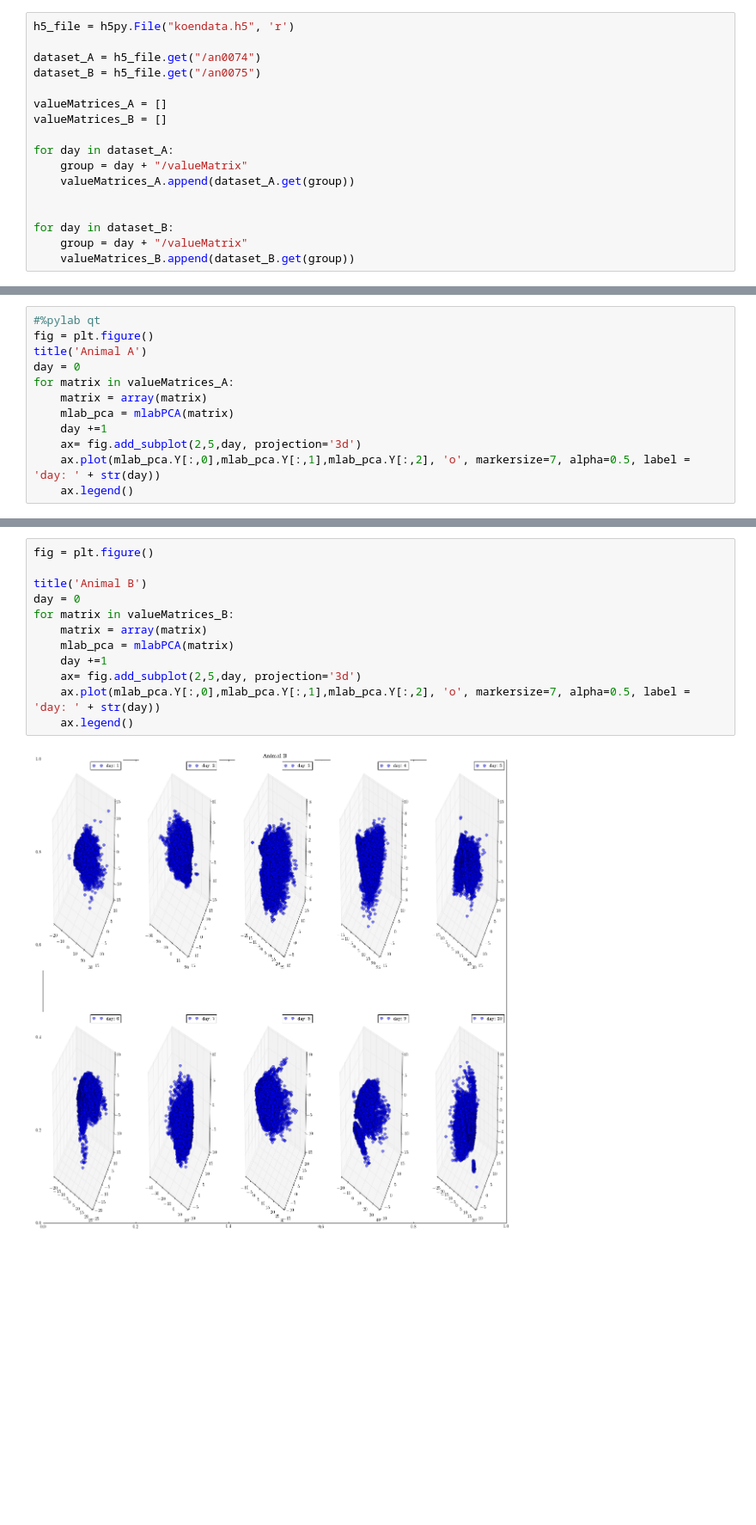
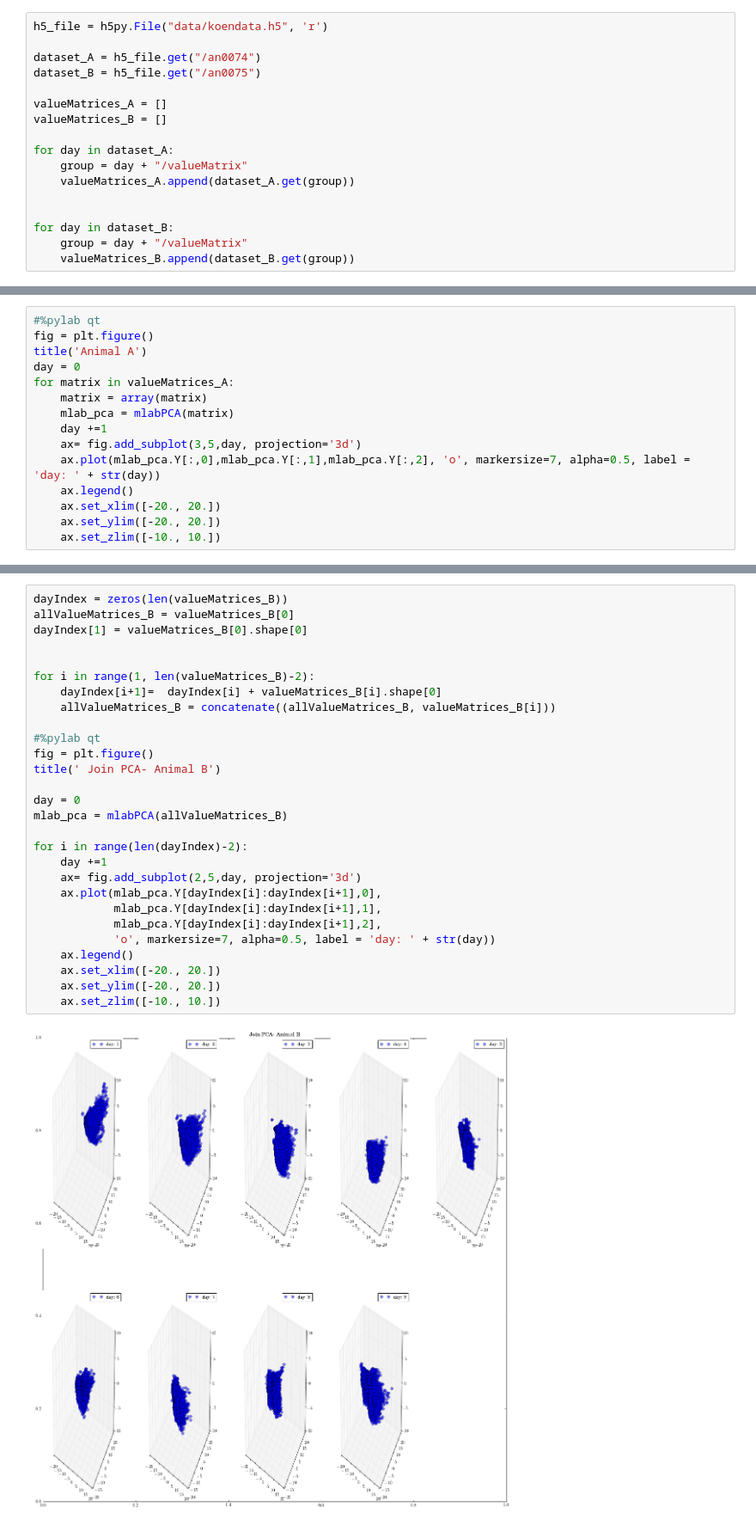
Before and after one commit to CINPLA/bigdata, a Jupyter notebook: pcaKoen.ipynb, the cells around one changed output, grey strips where cells are left out. Shown at 86% size. Cells and saved outputs as stored; diff of their text form; blank space fills up the shorter version.

```diff
--- a/pcaKoen.ipynb
+++ b/pcaKoen.ipynb
@@ -24,5 +20,5 @@ WARNING: pylab import has clobbered these variables: ['power', 'random', 'fft',
 # %%
-h5_file = h5py.File("koendata.h5", 'r')
+h5_file = h5py.File("data/koendata.h5", 'r')
 
 dataset_A = h5_file.get("/an0074")
 dataset_B = h5_file.get("/an0075")
@@ -83,7 +95,10 @@ for matrix in valueMatrices_A:
     matrix = array(matrix)
     mlab_pca = mlabPCA(matrix)
     day +=1
-    ax= fig.add_subplot(2,5,day, projection='3d')
+    ax= fig.add_subplot(3,5,day, projection='3d')
     ax.plot(mlab_pca.Y[:,0],mlab_pca.Y[:,1],mlab_pca.Y[:,2], 'o', markersize=7, alpha=0.5, label = 'day: ' + str(day))
     ax.legend()
+    ax.set_xlim([-20., 20.])
+    ax.set_ylim([-20., 20.])
+    ax.set_zlim([-10., 10.])
 # %% [output]
@@ -91,14 +136,30 @@ for matrix in valueMatrices_A:
 # %%
+dayIndex = zeros(len(valueMatrices_B))
+allValueMatrices_B = valueMatrices_B[0]
+dayIndex[1] = valueMatrices_B[0].shape[0]
+
+
+for i in range(1, len(valueMatrices_B)-2):
+    dayIndex[i+1]=  dayIndex[i] + valueMatrices_B[i].shape[0]
+    allValueMatrices_B = concatenate((allValueMatrices_B, valueMatrices_B[i]))
+
+#%pylab qt
 fig = plt.figure()
+title(' Join PCA- Animal B')
 
-title('Animal B')
 day = 0
-for matrix in valueMatrices_B:
-    matrix = array(matrix)
-    mlab_pca = mlabPCA(matrix)
+mlab_pca = mlabPCA(allValueMatrices_B)
+
+for i in range(len(dayIndex)-2):
     day +=1
     ax= fig.add_subplot(2,5,day, projection='3d')
-    ax.plot(mlab_pca.Y[:,0],mlab_pca.Y[:,1],mlab_pca.Y[:,2], 'o', markersize=7, alpha=0.5, label = 'day: ' + str(day))
+    ax.plot(mlab_pca.Y[dayIndex[i]:dayIndex[i+1],0],
+            mlab_pca.Y[dayIndex[i]:dayIndex[i+1],1],
+            mlab_pca.Y[dayIndex[i]:dayIndex[i+1],2],
+            'o', markersize=7, alpha=0.5, label = 'day: ' + str(day))
     ax.legend()
+    ax.set_xlim([-20., 20.])
+    ax.set_ylim([-20., 20.])
+    ax.set_zlim([-10., 10.])
 # %% [output]
-[figure, old version]
+[figure, new version]
```
Also changed, not shown: parts of 7 cells of this notebook.
